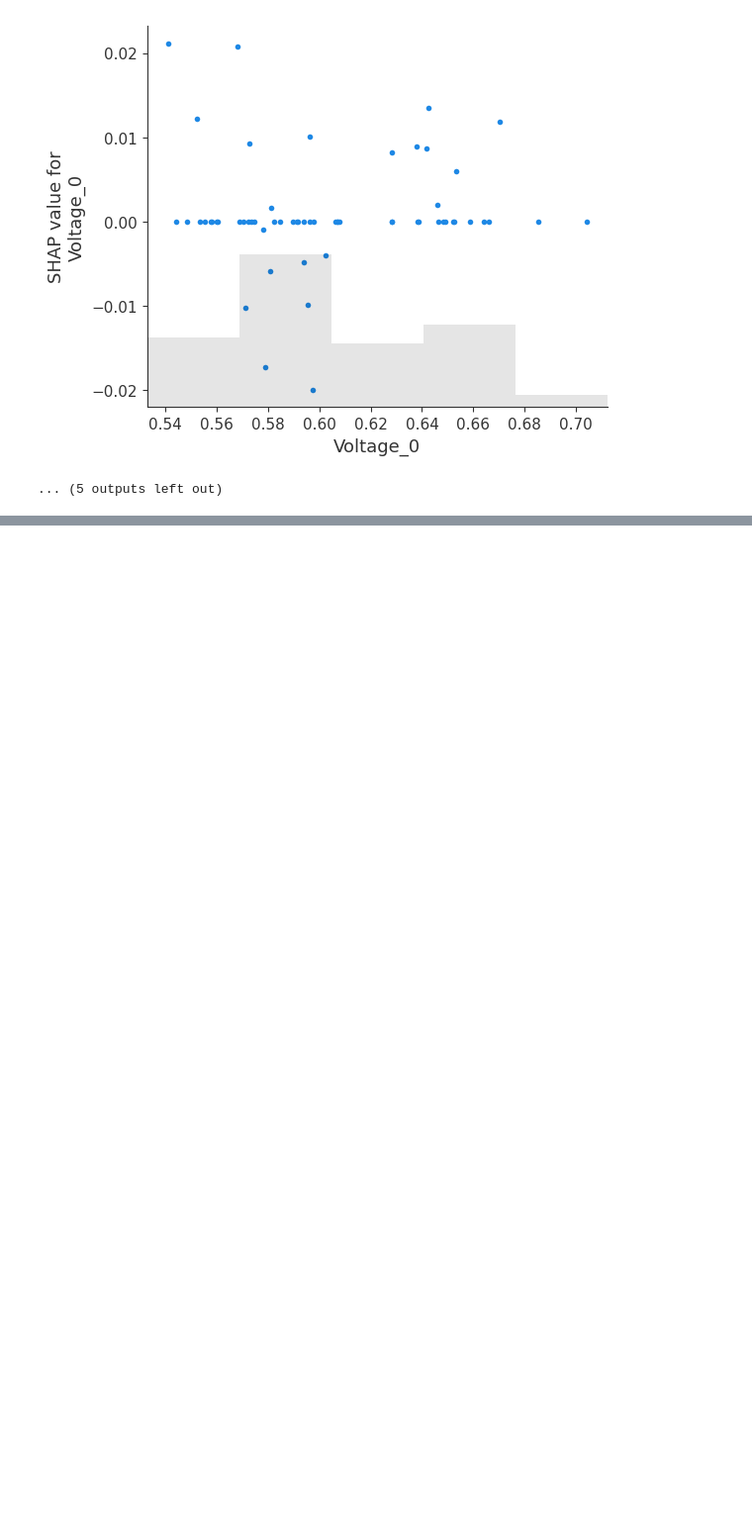
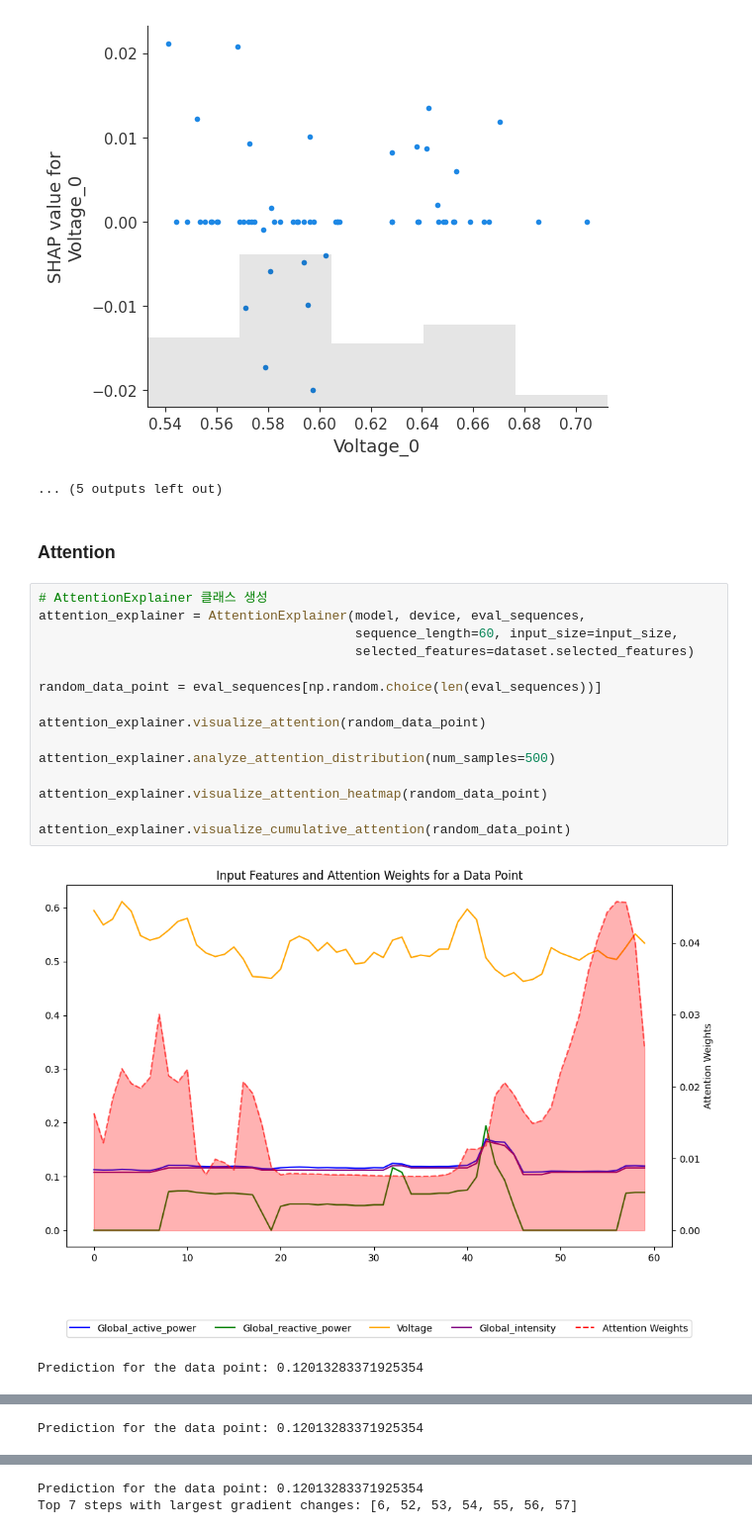
Before and after one commit to SeunghoHan/xai-application, a Jupyter notebook: main.ipynb, the cells around one changed output, grey strips where cells are left out. Shown at 99% size. Saved outputs shown, nothing was run; the diff lists cells and outputs as text; blank space fills up the shorter version.

```diff
--- a/main.ipynb
+++ b/main.ipynb
@@ -139,3 +144,23 @@ explainer.visualize(shap_values, sampled_eval_sequences)
 [figure]
 [figure]
 ... (5 outputs left out)
+# %% [markdown]
+### Attention
+# %%
+# AttentionExplainer 클래스 생성
+attention_explainer = AttentionExplainer(model, device, eval_sequences,
+                                         sequence_length=60, input_size=input_size,
+                                         selected_features=dataset.selected_features)
+
+random_data_point = eval_sequences[np.random.choice(len(eval_sequences))]
+
+attention_explainer.visualize_attention(random_data_point)
+
+attention_explainer.analyze_attention_distribution(num_samples=500)
+
+attention_explainer.visualize_attention_heatmap(random_data_point)
+
+attention_explainer.visualize_cumulative_attention(random_data_point)
+# %% [output]
+[figure, added]
+Prediction for the data point: 0.12013283371925354
@@ -141,0 +169 @@ explainer.visualize(shap_values, sampled_eval_sequences)
+Prediction for the data point: 0.12013283371925354
@@ -141,0 +171,2 @@ explainer.visualize(shap_values, sampled_eval_sequences)
+Prediction for the data point: 0.12013283371925354
+Top 7 steps with largest gradient changes: [6, 52, 53, 54, 55, 56, 57]
```
Also changed, not shown: parts of 10 cells of this notebook, 7 other files.
